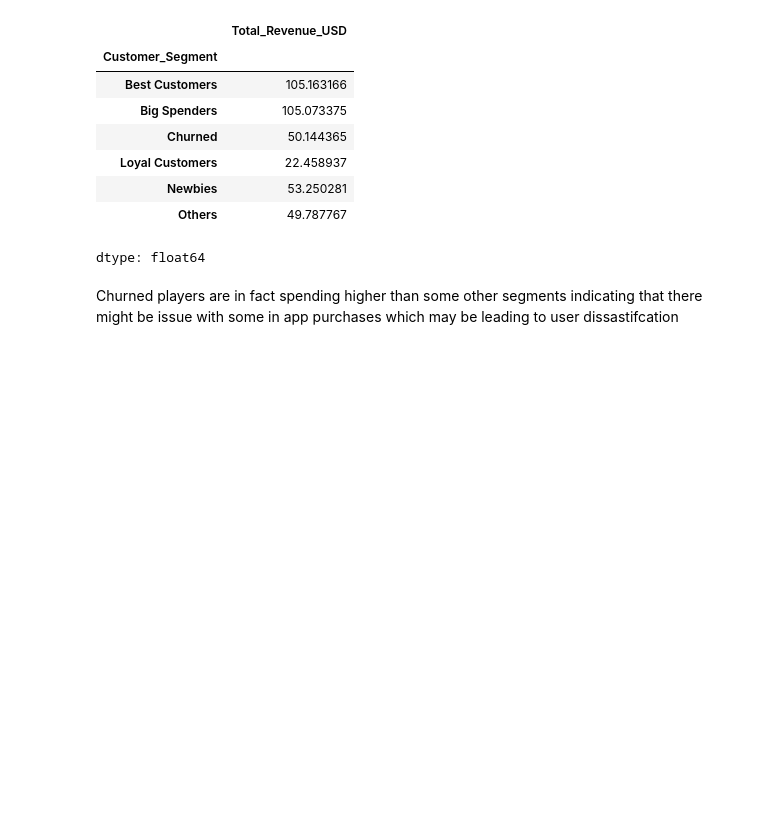
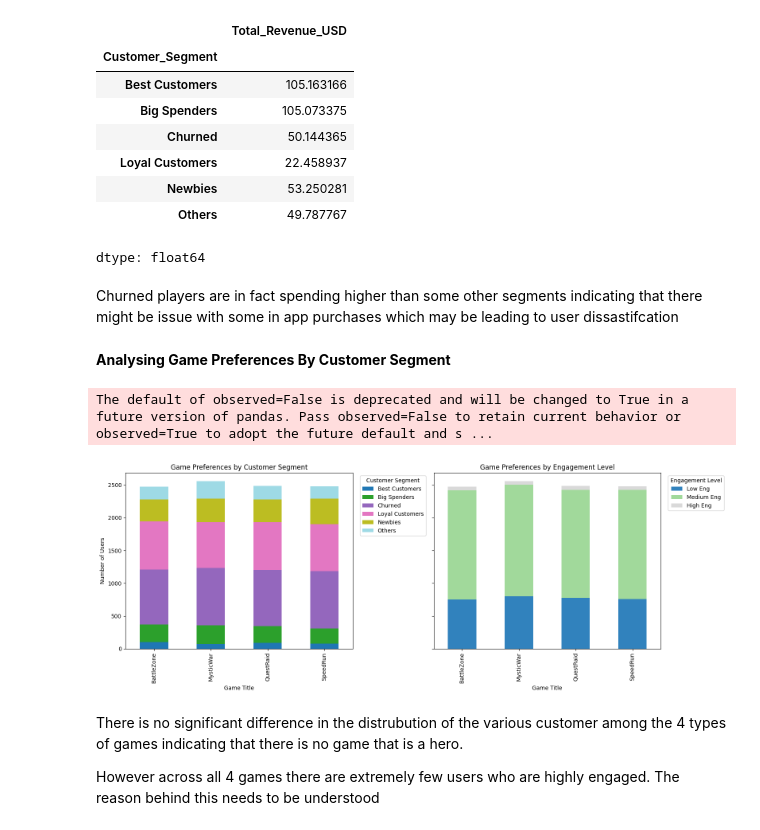
Before and after one commit to aditya211196/User-Behavior-Revenue-Analysis-for-a-Mobile-App, a Jupyter notebook: Matiks_User_Behaviour_Study.ipynb, the cells around one changed output. Drawn from its saved outputs; the diff is of its cells as text; code cells hidden in the pictures; blank space fills up the shorter version.

```diff
--- a/Matiks_User_Behaviour_Study.ipynb
+++ b/Matiks_User_Behaviour_Study.ipynb
@@ -373,3 +362,38 @@ new_df.groupby('Customer_Segment')['Total_Revenue_USD'].mean()
 dtype: float64
 # %% [markdown]
 Churned players are in fact spending higher than some other segments indicating that there might be issue with some in app purchases which may be leading to user dissastifcation
+# %% [markdown]
+**Analysing Game Preferences By Customer Segment**
+# %%
+import pandas as pd
+import matplotlib.pyplot as plt
+
+# Group by Segment and Game, count users
+seg_game_counts = new_df.groupby(['Game_Title','Customer_Segment'])['User_ID'].count().unstack().fillna(0)
+eng_game_counts = new_df.groupby(['Game_Title','Engagement_Level'])['User_ID'].count().unstack().fillna(0)
+
+# Set up side-by-side subplots
+fig, axes = plt.subplots(1, 2, figsize=(16, 6), sharey=True)
+
+# Plot 1: Customer Segment
+seg_game_counts.plot(kind='bar', stacked=True, colormap='tab20', ax=axes[0])
+axes[0].set_title('Game Preferences by Customer Segment')
+axes[0].set_xlabel('Game Title')
+axes[0].set_ylabel('Number of Users')
+axes[0].legend(title='Customer Segment', bbox_to_anchor=(1.02, 1), loc='upper left')
+
+# Plot 2: Engagement Level
+eng_game_counts.plot(kind='bar', stacked=True, colormap='tab20c', ax=axes[1])
+axes[1].set_title('Game Preferences by Engagement Level')
+axes[1].set_xlabel('Game Title')
+axes[1].legend(title='Engagement Level', bbox_to_anchor=(1.02, 1), loc='upper left')
+
+plt.tight_layout()
+plt.show()
+# %% [output]
+The default of observed=False is deprecated and will be changed to True in a future version of pandas. Pass observed=False to retain current behavior or observed=True to adopt the future default and s ...
+[figure, added]
+# %% [markdown]
+There is no significant difference in the distrubution of the various customer among the 4 types of games indicating that there is no  game that is a hero.
+
+However across all 4 games there are extremely few users who are highly engaged. The reason behind this needs to be understood
```
Also changed, not shown: parts of 15 cells of this notebook.
